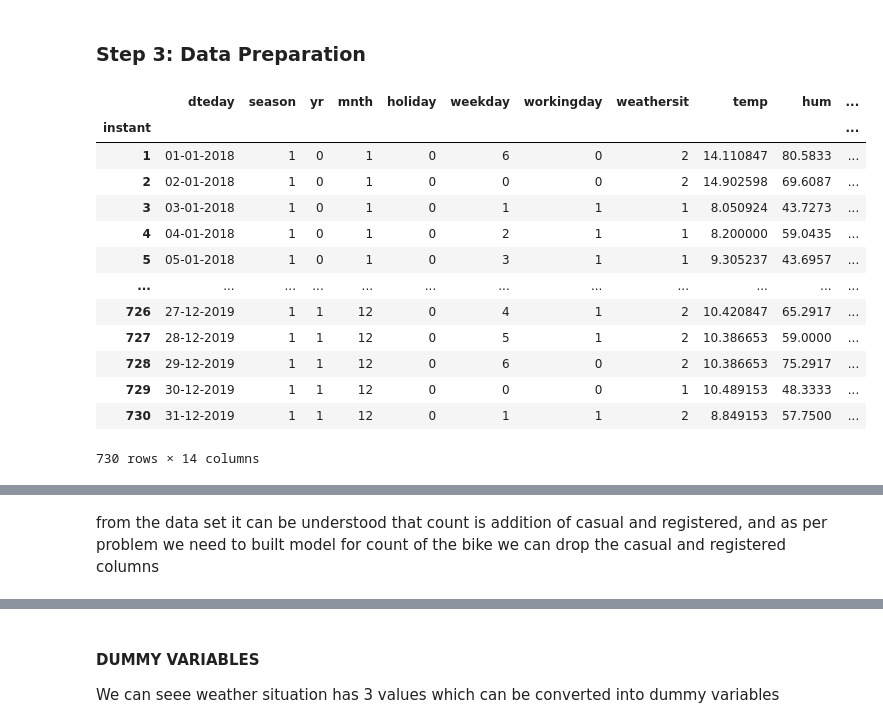
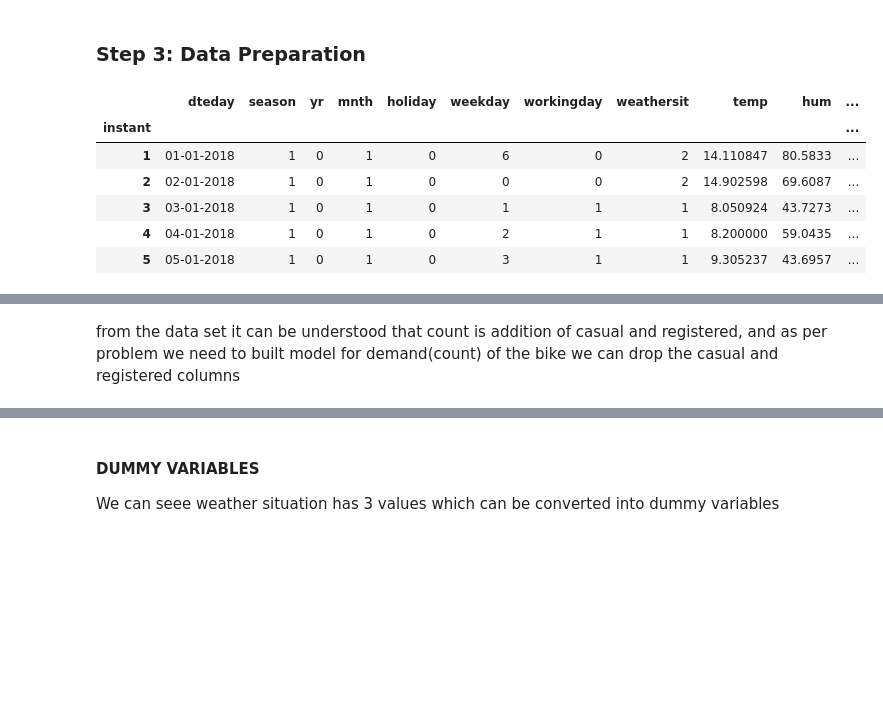
Before and after one commit to ashikhat/Linear_regression_Bike_Sharing_Assignment, a Jupyter notebook: Linear Regression assignment.ipynb, the cells around one changed output, grey strips where cells are left out. Cells and saved outputs as stored; diff of their text form; code cells hidden in the pictures; blank space fills up the shorter version.

```diff
--- a/Linear Regression assignment.ipynb
+++ b/Linear Regression assignment.ipynb
@@ -188,22 +169,15 @@ boxplot(*, x=None, y=None, hue=None, data=None, order=None, hue_order=None, orie
 ## from heatmap it can be observed that temp and atemp are very highly corelated so to avoid multicolinearity drop atemp column
 Bike=Bike.drop('atemp',axis=1)
 # %%
-Bike
+Bike.head()
 # %% [output]
 |  | dteday | season | yr | mnth | holiday | weekday | workingday | weathersit | temp | hum | ... |
 | instant |  |  |  |  |  |  |  |  |  |  | ... |
 | 1 | 01-01-2018 | 1 | 0 | 1 | 0 | 6 | 0 | 2 | 14.110847 | 80.5833 | ... |
 | 2 | 02-01-2018 | 1 | 0 | 1 | 0 | 0 | 0 | 2 | 14.902598 | 69.6087 | ... |
 | 3 | 03-01-2018 | 1 | 0 | 1 | 0 | 1 | 1 | 1 | 8.050924 | 43.7273 | ... |
 | 4 | 04-01-2018 | 1 | 0 | 1 | 0 | 2 | 1 | 1 | 8.200000 | 59.0435 | ... |
 | 5 | 05-01-2018 | 1 | 0 | 1 | 0 | 3 | 1 | 1 | 9.305237 | 43.6957 | ... |
-| ... | ... | ... | ... | ... | ... | ... | ... | ... | ... | ... | ... |
-| 726 | 27-12-2019 | 1 | 1 | 12 | 0 | 4 | 1 | 2 | 10.420847 | 65.2917 | ... |
-| 727 | 28-12-2019 | 1 | 1 | 12 | 0 | 5 | 1 | 2 | 10.386653 | 59.0000 | ... |
-| 728 | 29-12-2019 | 1 | 1 | 12 | 0 | 6 | 0 | 2 | 10.386653 | 75.2917 | ... |
-| 729 | 30-12-2019 | 1 | 1 | 12 | 0 | 0 | 0 | 1 | 10.489153 | 48.3333 | ... |
-| 730 | 31-12-2019 | 1 | 1 | 12 | 0 | 1 | 1 | 2 | 8.849153 | 57.7500 | ... |
-730 rows × 14 columns
 # %%
 #the season and year has been already extracted from dteday column we can drop dteday column
 Bike=Bike.drop('dteday',axis=1)
@@ -223,7 +197,7 @@ Bike.head(10)
 | 9 | 1 | 0 | 1 | 0 | 0 | 0 | 1 | 5.671653 | 43.4167 | 24.250650 | ... |
 | 10 | 1 | 0 | 1 | 0 | 1 | 1 | 1 | 6.184153 | 48.2917 | 14.958889 | ... |
 # %% [markdown]
-from the data set it can be understood that count is addition of casual and registered, and as per problem we need to built model for count of the bike we can drop the casual and registered columns
+from the data set it can be understood that count is addition of casual and registered, and as per problem we need to built model for demand(count) of the bike we can drop the casual and registered columns
 # %%
 Bike=Bike.drop(['casual','registered'],axis=1)
 Bike.head()
```
Also changed, not shown: parts of 24 cells of this notebook, 2 other files.
